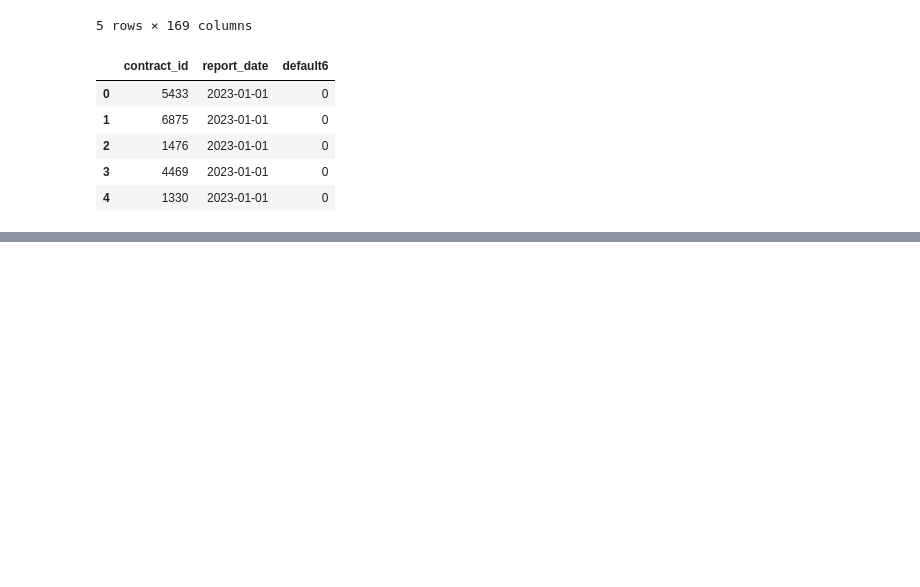
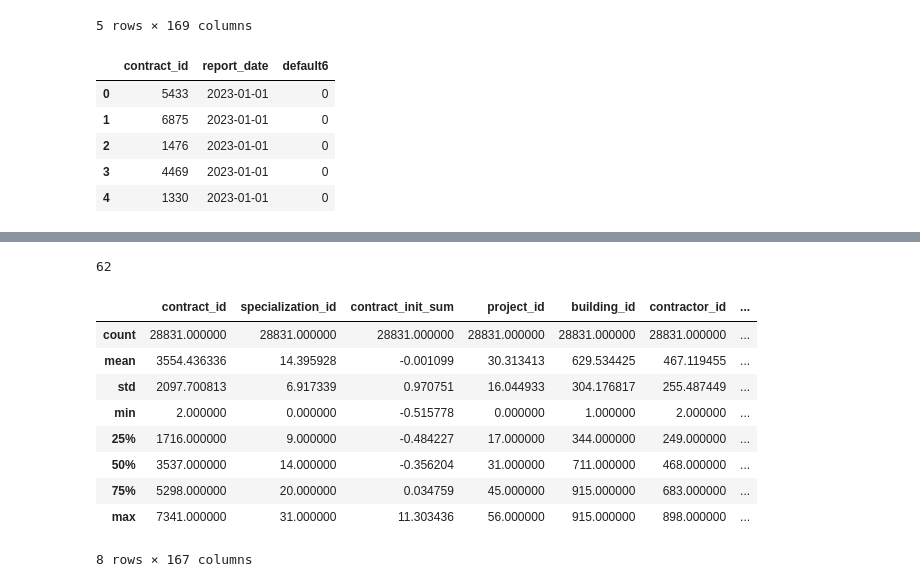
Before and after one commit to Scorpgodwest/contractor_churn_prediction, a Jupyter notebook: research/EDA.ipynb, the cells around one changed output, grey strips where cells are left out. Drawn from its saved outputs; the diff is of its cells as text; code cells hidden in the pictures; blank space fills up the shorter version.

```diff
--- a/research/EDA.ipynb
+++ b/research/EDA.ipynb
@@ -44,0 +109,17 @@ y_train.head()
+# %%
+X_test.isnull().any().sum()
+# %% [output]
+62
+# %%
+X_train.describe()
+# %% [output]
+|  | contract_id | specialization_id | contract_init_sum | project_id | building_id | contractor_id | ... |
+| count | 28831.000000 | 28831.000000 | 28831.000000 | 28831.000000 | 28831.000000 | 28831.000000 | ... |
+| mean | 3554.436336 | 14.395928 | -0.001099 | 30.313413 | 629.534425 | 467.119455 | ... |
+| std | 2097.700813 | 6.917339 | 0.970751 | 16.044933 | 304.176817 | 255.487449 | ... |
+| min | 2.000000 | 0.000000 | -0.515778 | 0.000000 | 1.000000 | 2.000000 | ... |
+| 25% | 1716.000000 | 9.000000 | -0.484227 | 17.000000 | 344.000000 | 249.000000 | ... |
+| 50% | 3537.000000 | 14.000000 | -0.356204 | 31.000000 | 711.000000 | 468.000000 | ... |
+| 75% | 5298.000000 | 20.000000 | 0.034759 | 45.000000 | 915.000000 | 683.000000 | ... |
+| max | 7341.000000 | 31.000000 | 11.303436 | 56.000000 | 915.000000 | 898.000000 | ... |
+8 rows × 167 columns
```
Also changed, not shown: parts of 15 cells of this notebook, 1 other file.
